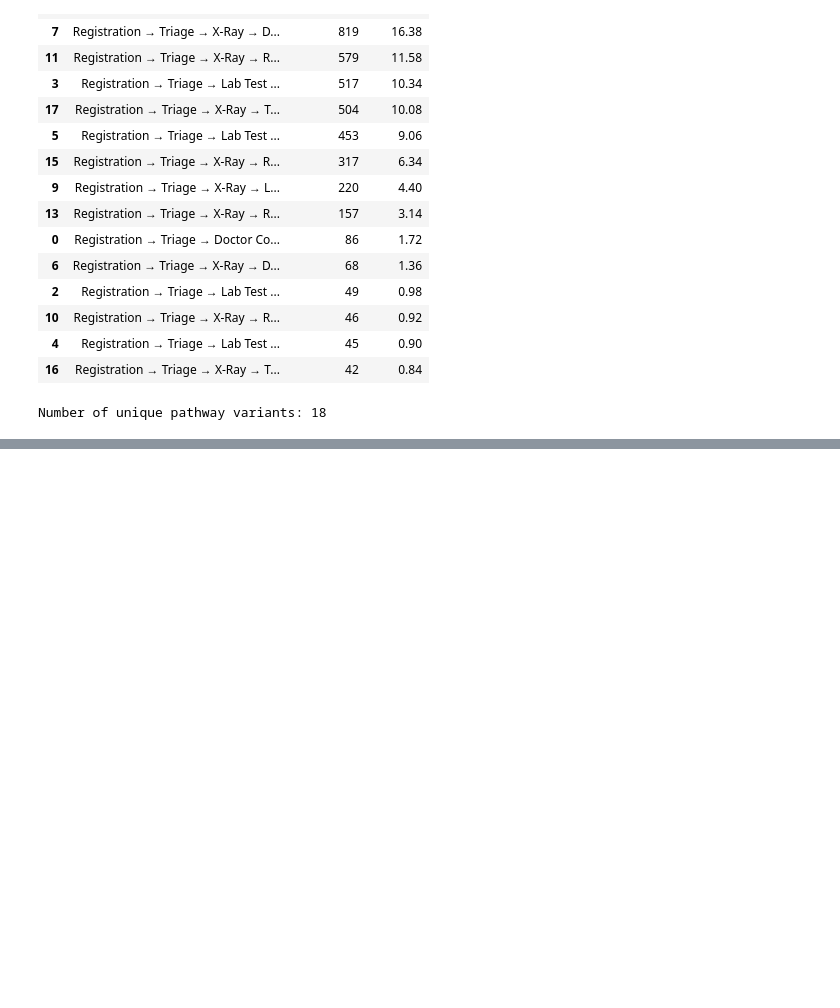
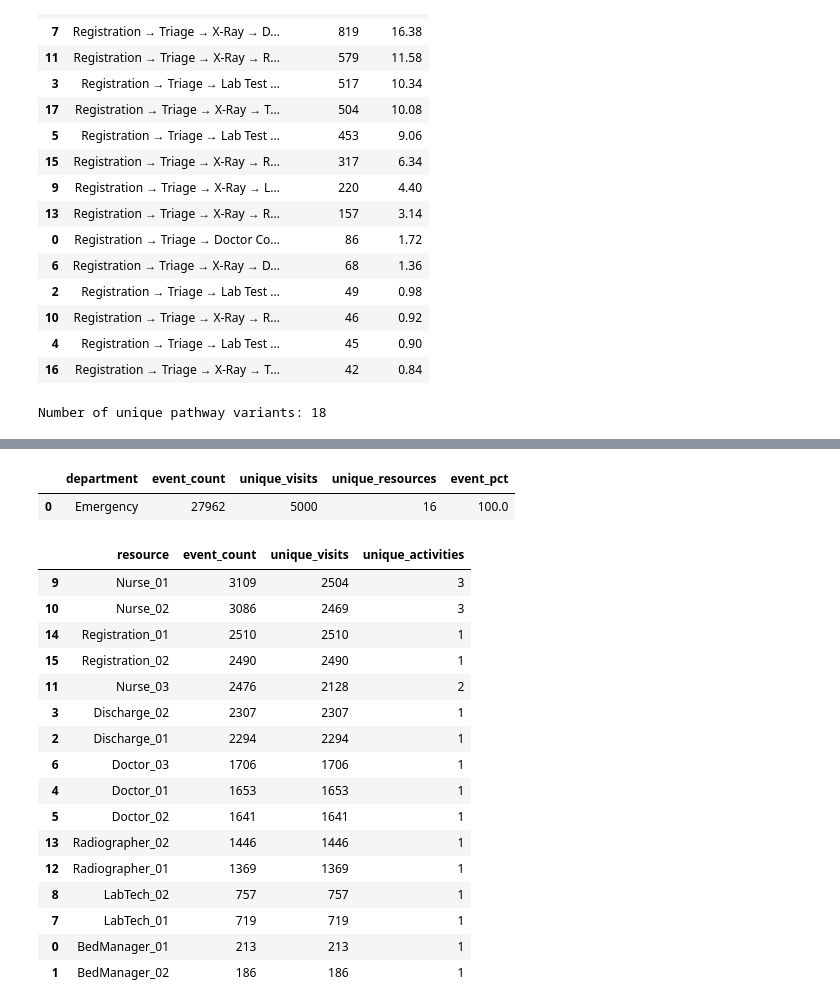
Before and after one commit to Fathima-1424/CareFlow-Clinical-Pathway, a Jupyter notebook: EDA.ipynb, the cells around one changed output, grey strips where cells are left out. Cells and saved outputs as stored; diff of their text form; code cells hidden in the pictures; blank space fills up the shorter version.

Commit message:
Add department and resource workload analysis

```diff
--- a/EDA.ipynb
+++ b/EDA.ipynb
@@ -561,0 +611,54 @@ Number of unique pathway variants: 18
+# %%
+#10. Department and resource workload
+
+# Activity volume by department
+department_workload = (
+    df.groupby("department", dropna=False)
+    .agg(
+        event_count=("activity", "size"),
+        unique_visits=("case_id", "nunique"),
+        unique_resources=("resource", "nunique")
+    )
+    .reset_index()
+    .sort_values("event_count", ascending=False)
+)
+
+department_workload["event_pct"] = (
+    department_workload["event_count"] / total_events * 100
+).round(2)
+
+display(department_workload)
+
+# Activity volume by resource
+resource_workload = (
+    df.groupby("resource", dropna=False)
+    .agg(
+        event_count=("activity", "size"),
+        unique_visits=("case_id", "nunique"),
+        unique_activities=("activity", "nunique")
+    )
+    .reset_index()
+    .sort_values("event_count", ascending=False)
+)
+
+display(resource_workload.head(20))
+# %% [output]
+|  | department | event_count | unique_visits | unique_resources | event_pct |
+| 0 | Emergency | 27962 | 5000 | 16 | 100.0 |
+|  | resource | event_count | unique_visits | unique_activities |
+| 9 | Nurse_01 | 3109 | 2504 | 3 |
+| 10 | Nurse_02 | 3086 | 2469 | 3 |
+| 14 | Registration_01 | 2510 | 2510 | 1 |
+| 15 | Registration_02 | 2490 | 2490 | 1 |
+| 11 | Nurse_03 | 2476 | 2128 | 2 |
+| 3 | Discharge_02 | 2307 | 2307 | 1 |
+| 2 | Discharge_01 | 2294 | 2294 | 1 |
+| 6 | Doctor_03 | 1706 | 1706 | 1 |
+| 4 | Doctor_01 | 1653 | 1653 | 1 |
+| 5 | Doctor_02 | 1641 | 1641 | 1 |
+| 13 | Radiographer_02 | 1446 | 1446 | 1 |
+| 12 | Radiographer_01 | 1369 | 1369 | 1 |
+| 8 | LabTech_02 | 757 | 757 | 1 |
+| 7 | LabTech_01 | 719 | 719 | 1 |
+| 0 | BedManager_01 | 213 | 213 | 1 |
+| 1 | BedManager_02 | 186 | 186 | 1 |
```
Also changed, not shown: parts of 2 cells of this notebook.
